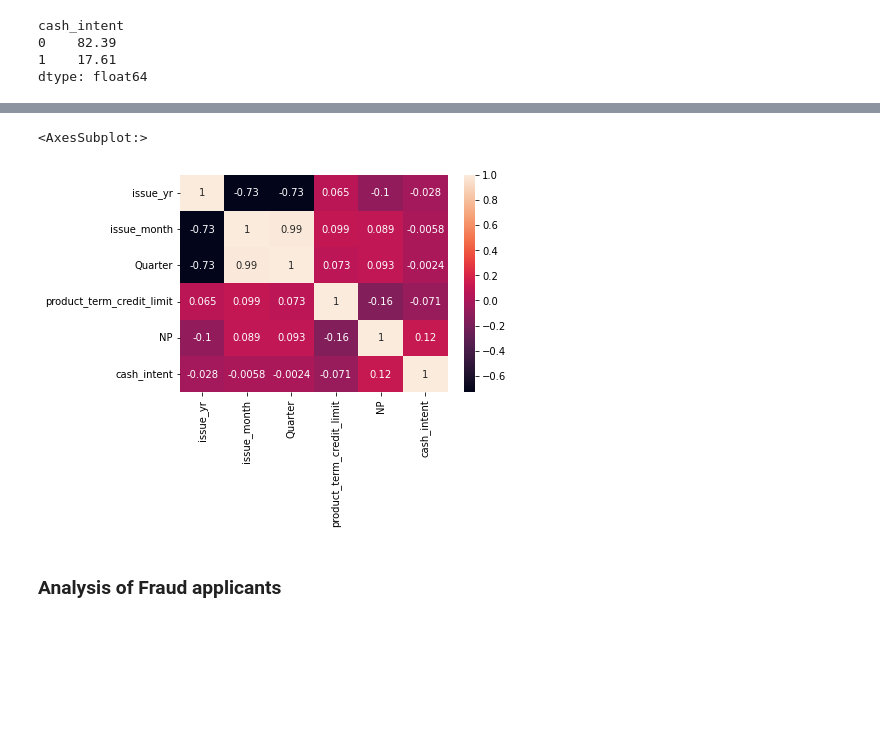
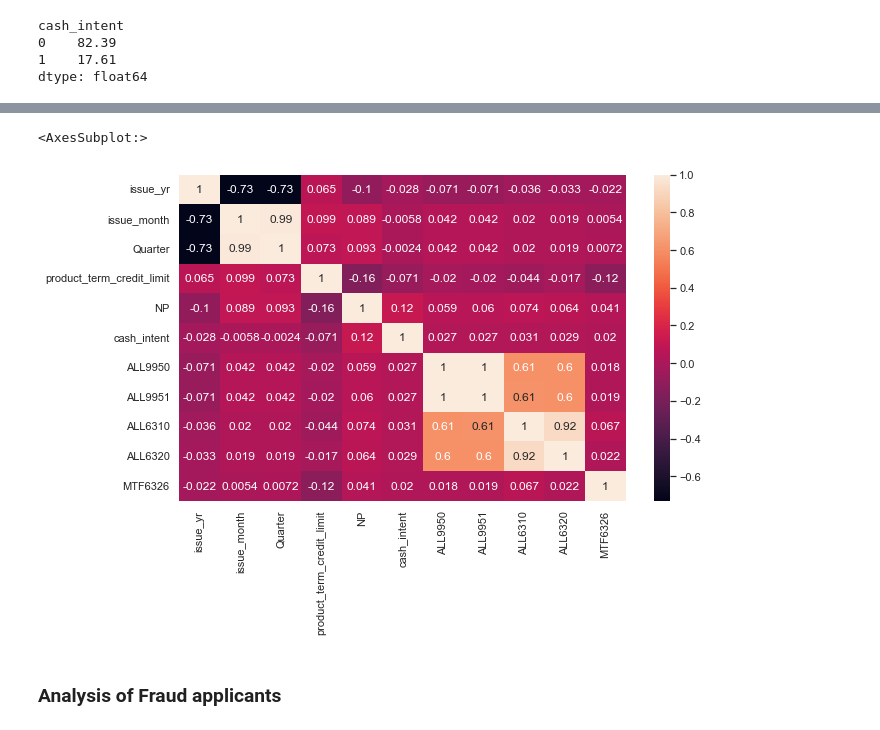
Before and after one commit to madhusanthan/Credit-Fraud-Risk-Model, a Jupyter notebook: EDA.ipynb, the cells around one changed output, grey strips where cells are left out. Cells and saved outputs as stored; diff of their text form; code cells hidden in the pictures; blank space fills up the shorter version.

```diff
--- a/EDA.ipynb
+++ b/EDA.ipynb
@@ -237,5 +271,5 @@ fraud = master[master['NP'] == 1]
 # %%
-categorical_data = master[['issue_yr','issue_month','Quarter','product_term_credit_limit','NP','cash_intent']].copy()
+categorical_data = master[['issue_yr','issue_month','Quarter','product_term_credit_limit','NP','cash_intent','ALL9950','ALL9951','ALL6310', 'ALL6320','MTF6326']].copy()
 # %%
 for col in categorical_data.columns:
     categorical_data[col].value_counts().plot(kind="bar", color=sns.color_palette("rocket"))
@@ -256,9 +294,10 @@ for col in categorical_data.columns:
 # %%
 correlation = categorical_data.corr()
+sns.set(rc={"figure.figsize":(10, 6)})
 sns.heatmap(correlation, xticklabels =  correlation.columns, yticklabels = correlation.columns, annot= True)
 # %% [output]
 <AxesSubplot:>
-[figure, old version]
+[figure, new version]
 # %% [markdown]
 ### Analysis of Fraud applicants
 # %%
```
Also changed, not shown: parts of 13 cells of this notebook.
